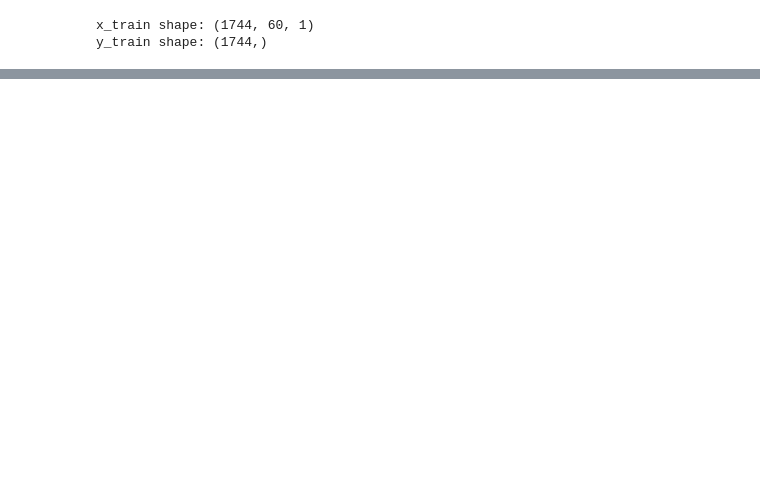
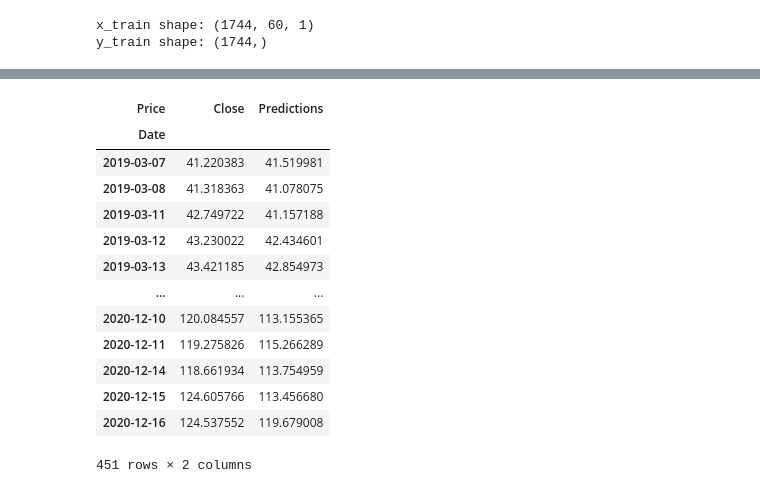
Before and after one commit to ArnavJain2709/Python-for-Finance, a Jupyter notebook: proj1/stockPriceLSTM.ipynb, the cells around one changed output, grey strips where cells are left out. Cells and saved outputs as stored; diff of their text form; code cells hidden in the pictures; blank space fills up the shorter version.

```diff
--- a/proj1/stockPriceLSTM.ipynb
+++ b/proj1/stockPriceLSTM.ipynb
@@ -142,0 +200,18 @@ model.add(Dense(1))
+# %%
+# show the valid and predicted prices
+valid
+# %% [output]
+| Price | Close | Predictions |
+| Date |  |  |
+| 2019-03-07 | 41.220383 | 41.519981 |
+| 2019-03-08 | 41.318363 | 41.078075 |
+| 2019-03-11 | 42.749722 | 41.157188 |
+| 2019-03-12 | 43.230022 | 42.434601 |
+| 2019-03-13 | 43.421185 | 42.854973 |
+| ... | ... | ... |
+| 2020-12-10 | 120.084557 | 113.155365 |
+| 2020-12-11 | 119.275826 | 115.266289 |
+| 2020-12-14 | 118.661934 | 113.754959 |
+| 2020-12-15 | 124.605766 | 113.456680 |
+| 2020-12-16 | 124.537552 | 119.679008 |
+451 rows × 2 columns
```
Also changed, not shown: parts of 12 cells of this notebook.
